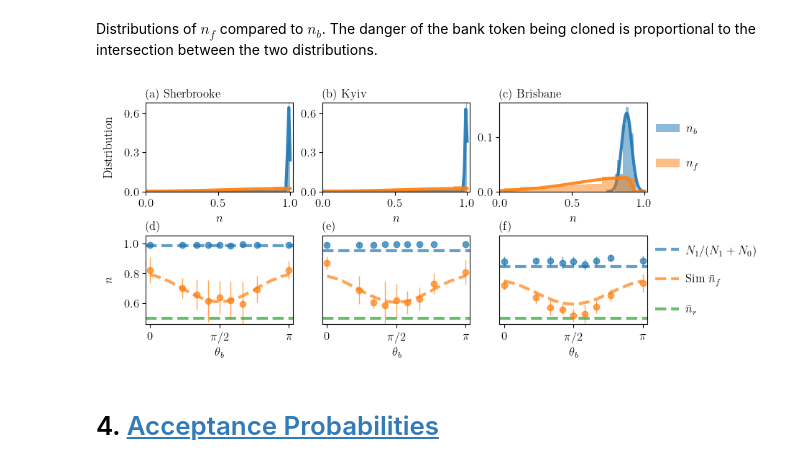
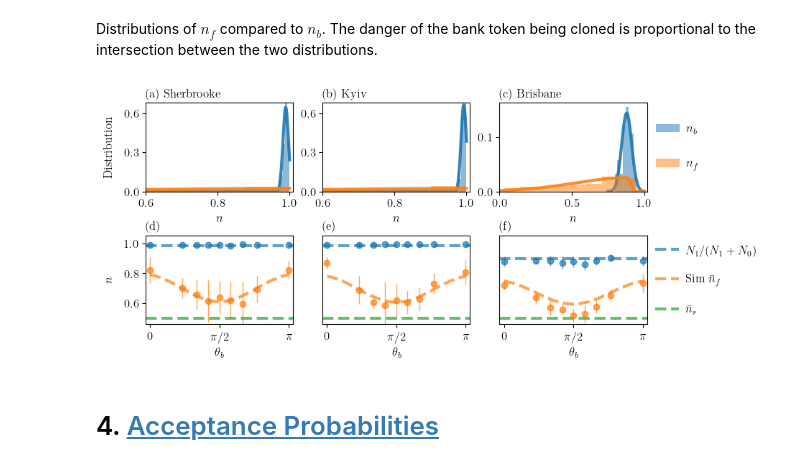
Before and after one commit to lucas-tsunaki/quantum-token, a Jupyter notebook: 04_nf.ipynb, the cells around one changed output. Saved outputs shown, nothing was run; the diff lists cells and outputs as text; code cells hidden in the pictures.

```diff
--- a/04_nf.ipynb
+++ b/04_nf.ipynb
@@ -183,10 +184,10 @@ forged_kyiv = np.empty(7, dtype=object)
 forged_sherbrooke = np.empty(7, dtype=object)
 
 for itr_za in range(len(z_a)):
-    forged_brisbane_phia0[itr_za] = np.array([calculate_angles_f(na_brisbane_phi0[itr_za][itr]/300, np.arccos(z_a[itr_za]), 0, c_brisbane) for itr in range(81)])
-    forged_brisbane_phia90[itr_za] = np.array([calculate_angles_f(na_brisbane_phi90[itr_za][itr]/300, np.arccos(z_a[itr_za]), np.pi/2, c_brisbane) for itr in range(81)])
-    forged_kyiv[itr_za] = np.array([calculate_angles_f(na_kyiv[itr_za][itr]/300, np.arccos(z_a[itr_za]), 0, c_kyiv) for itr in range(81)])
-    forged_sherbrooke[itr_za] = np.array([calculate_angles_f(na_sherbrooke[itr_za][itr]/300, np.arccos(z_a[itr_za]), 0, c_sherbrooke) for itr in range(81)])
+    forged_brisbane_phia0[itr_za] = np.array([calculate_angles_f(na_brisbane_phi0[itr_za][itr]/300, np.arccos(z_a[itr_za]), 0, c_IBMQ[3]) for itr in range(81)])
+    forged_brisbane_phia90[itr_za] = np.array([calculate_angles_f(na_brisbane_phi90[itr_za][itr]/300, np.arccos(z_a[itr_za]), np.pi/2, c_IBMQ[3]) for itr in range(81)])
+    forged_kyiv[itr_za] = np.array([calculate_angles_f(na_kyiv[itr_za][itr]/300, np.arccos(z_a[itr_za]), 0, c_IBMQ[1]) for itr in range(81)])
+    forged_sherbrooke[itr_za] = np.array([calculate_angles_f(na_sherbrooke[itr_za][itr]/300, np.arccos(z_a[itr_za]), 0, c_IBMQ[0]) for itr in range(81)])
 # %%
 # save brisbane results
 np.savetxt('./exp_data/brisbane/nf/angles_phia0.txt', np.c_[forged_brisbane_phia0[0], forged_brisbane_phia0[1], forged_brisbane_phia0[2], forged_brisbane_phia0[3], forged_brisbane_phia0[4], forged_brisbane_phia0[5], forged_brisbane_phia0[6]], delimiter='\t')
@@ -262,16 +263,17 @@ cbar = plt.colorbar(label=r'$n_a$', ticks=[.2, .5, .8])
 # %% [markdown]
 Distributions of $n_f$ compared to $n_b$. The danger of the bank token being cloned is proportional to the intersection between the two distributions.
 # %%
-nb_osaka = np.loadtxt('./exp_data/osaka/nb.txt')[:,2]
+# loads the nb distributions
+nb_osaka = np.loadtxt('./exp_data/osaka/nb.txt')
 nb_brisbane = np.loadtxt('./exp_data/brisbane/nb.txt')
 nb_kyoto = np.loadtxt('./exp_data/kyoto/nb.txt')
 nb_kyiv = np.loadtxt('./exp_data/kyiv/nb.txt')
 nb_sherbrooke = np.loadtxt('./exp_data/sherbrooke/nb.txt')
 
+# loads the nf distributions
 nf_sim_brisbane = np.loadtxt('./sim_results/nf_average_brisbane.txt')
-
-nf_sim_kyiv = np.loadtxt('./sim_results/nf_average_kyiv_sherbrooke.txt')[0,:]
-nf_sim_sherbrooke = np.loadtxt('./sim_results/nf_average_kyiv_sherbrooke.txt')[1,:]
+nf_sim_kyiv = np.loadtxt('./sim_results/nf_average_kyiv.txt')
+nf_sim_sherbrooke = np.loadtxt('./sim_results/nf_average_sherbrooke.txt')
 
 nf_sim = np.loadtxt('./sim_results/nf_average_c.txt')
 
@@ -283,13 +285,13 @@ fig, axs = plt.subplots(2, 3, figsize=(9, 4))
 axs[0][0].hist(nb_sherbrooke/nq, bins=8, alpha=.5, density=True)
 axs[0][0].hist(nf_sherbrooke_combined.flatten(), bins=8, alpha=.5, density=True)
 
-axs[0][1].hist(nb_kyiv/nq, bins=10, alpha=.5, density=True)
+axs[0][1].hist(nb_kyiv/nq, bins=9, alpha=.5, density=True)
 axs[0][1].hist(nf_kyiv_combined.flatten(), bins=10, alpha=.5, density=True)
 
 axs[0][2].hist(nb_brisbane/nq, bins=8, alpha=.5, density=True, label=r'$n_b$')
 axs[0][2].hist(nf_brisbabe_combined.flatten(), bins=8, alpha=.5, density=True, label=r'$n_f$')
 
-x = np.linspace(0, 1, 100)
+x = np.linspace(0, 1, 1000)
 
 axs[0][0].plot(x, norm.pdf(x, *norm.fit(nb_sherbrooke/nq)), alpha=.9, lw=3, c='C0', zorder=0)
 axs[0][0].plot(x, skewnorm.pdf(x, *skewnorm.fit(nf_sherbrooke_combined.flatten())), alpha=.9, lw=3, c='C1')
@@ -311,9 +313,9 @@ axs[1][1].errorbar(np.arccos(z_b), np.mean(nb_kyiv.reshape(9,9), axis=0)/300,
 axs[1][2].errorbar(np.arccos(z_b), np.mean(nb_brisbane.reshape(9,9), axis=0)/300,
                 np.std(nb_brisbane.reshape(9,9), axis=0)/300, fmt='o', color='C0', linestyle='', lw=1, alpha=.7, markersize=6)
 
-axs[1][0].axhline(c_sherbrooke, linestyle='--', color='C0', alpha=.7, lw=3)
-axs[1][1].axhline(c_kyiv, linestyle='--', color='C0', alpha=.7, lw=3)
-axs[1][2].axhline(c_brisbane, linestyle='--', color='C0', alpha=.7, lw=3, label=r'$ N_1/(N_1+N_0) $')
+axs[1][0].axhline(c_IBMQ[0], linestyle='--', color='C0', alpha=.7, lw=3)
+axs[1][1].axhline(c_IBMQ[0], linestyle='--', color='C0', alpha=.7, lw=3)
+axs[1][2].axhline(c_IBMQ[2], linestyle='--', color='C0', alpha=.7, lw=3, label=r'$ N_1/(N_1+N_0) $')
 
 axs[1][0].plot(theta_sim, nf_sim_sherbrooke, color='C1', linestyle='--', lw=3, alpha=.7)
 axs[1][1].plot(theta_sim, nf_sim_kyiv, color='C1', linestyle='--', lw=3, alpha=.7)
@@ -334,36 +336,39 @@ for itr in range(3):
     axs[1][itr].set_xlim(-.1, np.pi+.1)
     axs[1][itr].set_xticks([0, np.pi/2, np.pi], [r'$0$', r'$\pi/2$', r'$\pi$'])
     axs[1][itr].set_xlabel(r'$\theta_b$')
     axs[0][itr].set_xlabel(r'$n$')
-    axs[0][itr].set_xlim(0, 1.02)
-    axs[0][itr].set_xticks([0, .5, 1])
+
+axs[0][0].set_xlim(.6, 1.01)
+axs[0][1].set_xlim(.6, 1.01)
+axs[0][2].set_xlim(0, 1.02)
+axs[0][2].set_xticks([0, .5, 1])
 
 axs[0][1].set_ylim(0, 55)
 axs[0][0].set_ylim(0, 55)
 
 axs[1][1].set_yticks([])
 axs[1][2].set_yticks([])
 
 axs[0][0].set_title('(a) Sherbrooke', fontsize=12, loc='left')
 axs[0][1].set_title('(b) Kyiv', fontsize=12, loc='left')
 axs[0][2].set_title('(c) Brisbane', fontsize=12, loc='left')
 axs[1][0].set_title('(d)', fontsize=12, loc='left')
 axs[1][1].set_title('(e)', fontsize=12, loc='left')
 axs[1][2].set_title('(f)', fontsize=12, loc='left')
 
 axs[1][0].set_ylabel(r'$n$', labelpad=10)
 axs[0][0].set_ylabel(r'Distribution', labelpad=10)
 axs[0][0].set_yticks([0, .3*81, .6*81], ['0.0', '0.3', '0.6'])
 axs[0][1].set_yticks([0, .3*81, .6*81], ['0.0', '0.3', '0.6'])
 axs[0][2].set_yticks([0, .1*81], ['0.0', '0.1'])
 
 axs[0][2].legend(frameon=False, loc='center', bbox_to_anchor=(1.2, .5), handletextpad=.5, labelspacing=2)
 axs[1][2].legend(frameon=False, loc='center', bbox_to_anchor=(1.4, .5), handletextpad=.5, labelspacing=1.5)
 
 fig.subplots_adjust(wspace=0.2, hspace=0.5)
 fig.savefig('./figures/IBMQ_nf.pdf', bbox_inches='tight', dpi=300, transparent=True)
 # %% [output]
-[figure, old version]
+[figure, new version]
 # %% [markdown]
 # 4. <a id='toc4_'></a>[Acceptance Probabilities](#toc0_)
 # %% [markdown]
```
Also changed, not shown: parts of 9 cells of this notebook, 8 other files.
